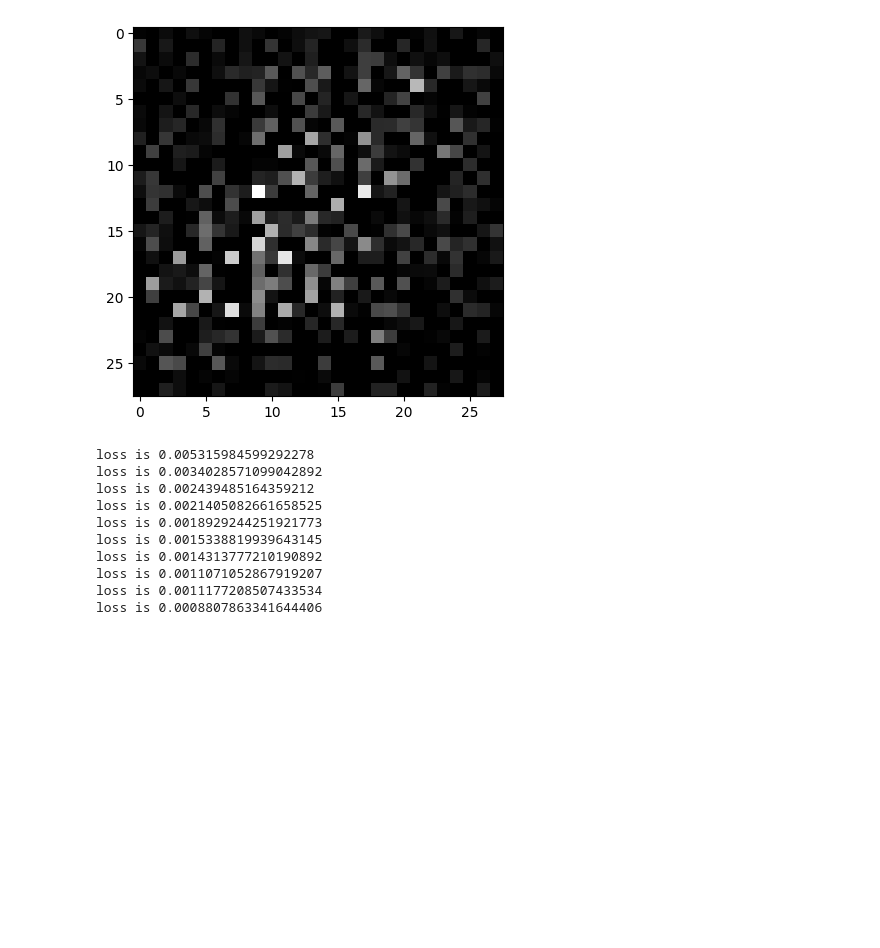
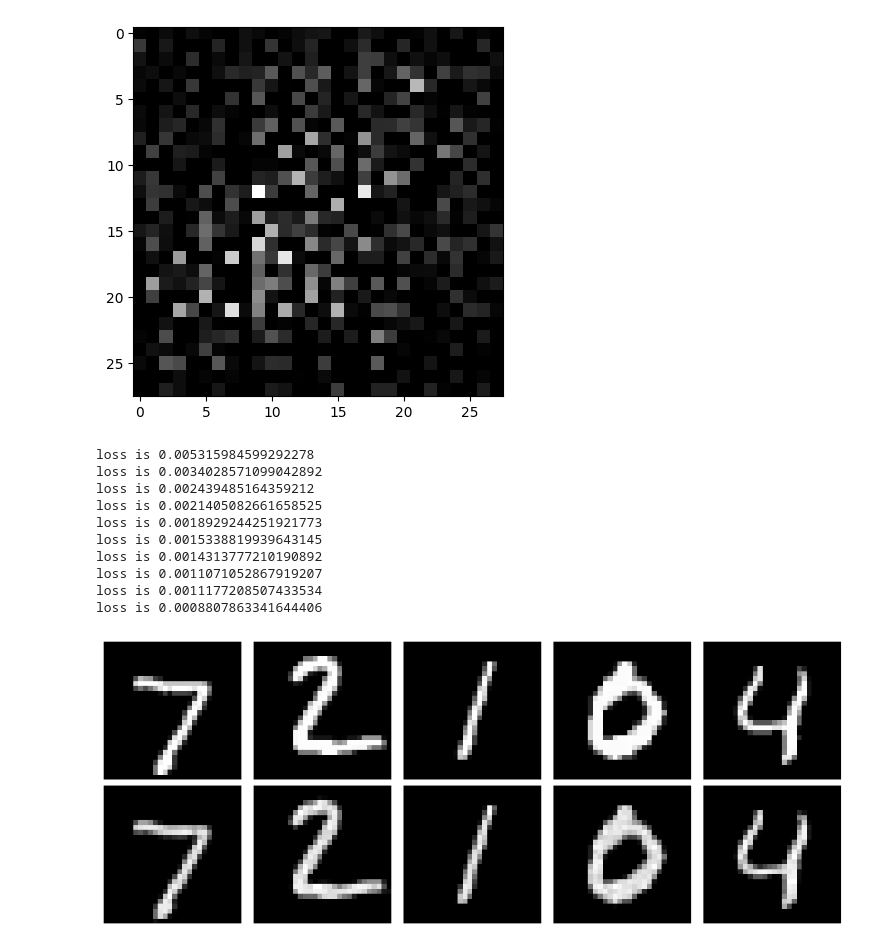
Before and after one commit to sonjerry/intelligent_software, a Jupyter notebook: Untitled0.ipynb, the cells around one changed output. Cells and saved outputs as stored; diff of their text form; code cells hidden in the pictures; blank space fills up the shorter version.

```diff
--- a/Untitled0.ipynb
+++ b/Untitled0.ipynb
@@ -139,3 +139,34 @@ loss is 0.0014313777210190892
 loss is 0.0011071052867919207
 loss is 0.0011177208507433534
 loss is 0.0008807863341644406
+# %%
+
+encoder.eval()
+decoder.eval()
+
+
+test_iter = iter(test_loader)
+image, label = next(test_iter)
+image = image.to(device)
+
+
+with torch.no_grad():
+    z = encoder(image)
+    output = decoder(z)
+
+
+out_img = torch.squeeze(output.cpu().data)
+plt.figure(figsize=(10, 4))
+for i in range(5):
+
+    plt.subplot(2, 5, i+1)
+    plt.imshow(torch.squeeze(image[i].cpu()).numpy(), cmap='gray')
+    plt.axis('off')
+
+    plt.subplot(2, 5, i+6)
+    plt.imshow(out_img[i].numpy(), cmap='gray')
+    plt.axis('off')
+plt.tight_layout()
+plt.show()
+# %% [output]
+[figure, added]
```
